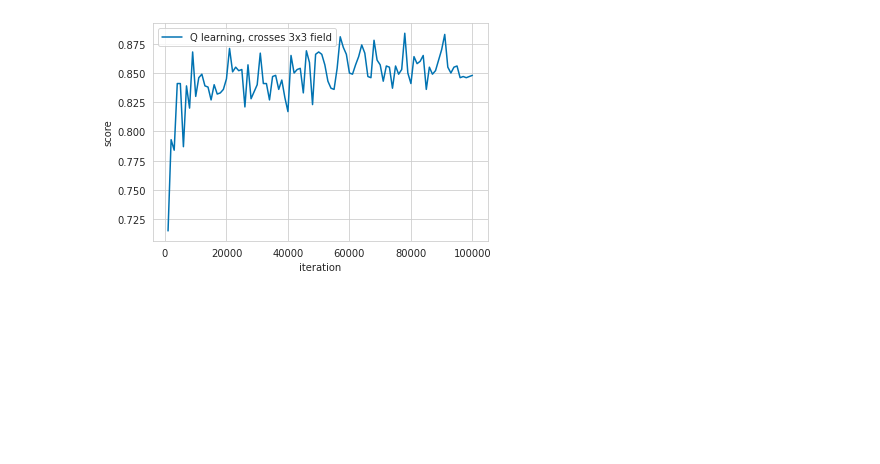
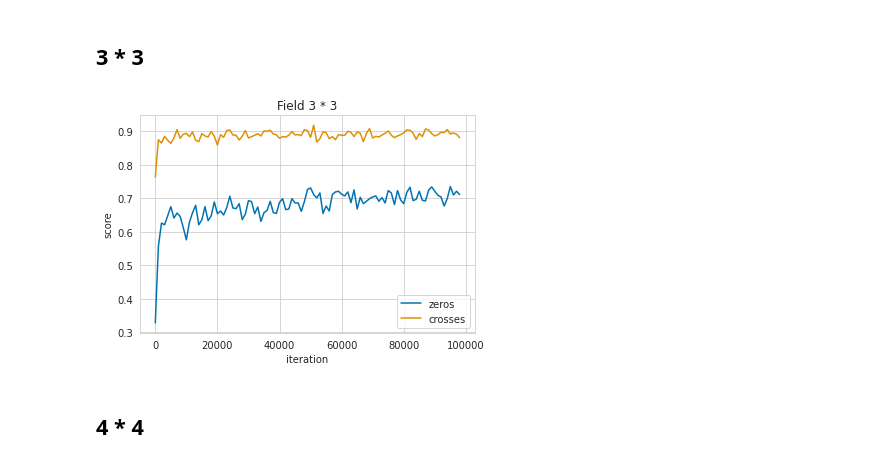
Before and after one commit to KseniaPenyevskaya/advanced_DL_MADE, a Jupyter notebook: hw2_TicTacToe/TicTacToe.ipynb, the cells around one changed output. Saved outputs shown, nothing was run; the diff lists cells and outputs as text; code cells hidden in the pictures; blank space fills up the shorter version.

```diff
--- a/hw2_TicTacToe/TicTacToe.ipynb
+++ b/hw2_TicTacToe/TicTacToe.ipynb
@@ -150,7 +150,9 @@ def available_actions(env):
     size = len(empty_spaces)
     return [env.int_from_action(empty_spaces[i]) for i in range(size)]
 # %%
-def epsilon_greedy(env, Q, epsilon = 0.1):
+def epsilon_greedy(env,
+                   Q,
+                   epsilon = 0.01):
     available_acts = available_actions(env)
     size = len(available_acts)
     state = env.getState()[0]
@@ -194,7 +196,7 @@ def Q_learning_episode(strategy,
 
     while True:
         state = env.getState()[0]
-        q_action, action = strategy(env, Q, *args, **kwargs)
+        q_action, action = strategy(env, Q)
 
 
         _, reward, done = step(env, action, crosses, done)
@@ -219,10 +221,10 @@ def Q_learning_episode(strategy,
             Q[state][q_action] += lr * (reward + gamma * np.max(Q[next_state]) - Q[state][q_action])
 # %%
 def Q_learning(strategy,
-               env = TicTacToe(),
+               env,
                n_games = 100000,
                verbose = True,
-               check_point = 1000,
+               check_point_shift = 1000,
                crosses = 1,
                *args,
                **kwargs):
@@ -231,10 +233,10 @@ def Q_learning(strategy,
     game_rewards_mean = list()
     rewards = list()
 
-    for i in tqdm_notebook(range(n_games)):
+    for i in tqdm_notebook(range(1, n_games)):
         R = Q_learning_episode(strategy, env, Q, crosses = crosses, *args, **kwargs)
         rewards.append(R)
-        if (i % check_point == 0):
+        if (i % check_point_shift == 0):
             if verbose:
                 print("{}/{}".format(i + 1, n_games) + " avg rewards: {}".format(np.mean(rewards)))
             game_rewards_mean.append(np.mean(rewards))
@@ -246,7 +245,19 @@ Q_crosses, rewards_crosses = Q_learning(epsilon_greedy, verbose = False, crosses
+# %% [markdown]
+## 3 * 3
+# %%
+n_games = 100000
+check_point_shift = 1000
+env = TicTacToe(3, 3, 3)
+Q_x, rewards_x = Q_learning(epsilon_greedy, env, n_games = n_games, check_point_shift = 1000, verbose = False, crosses = 1)
+Q_o, rewards_o = Q_learning(epsilon_greedy, env, n_games = n_games, check_point_shift = 1000, verbose = False, crosses = -1)
 # %%
-plt.plot(np.array(list(range(1,101)))*1000, rewards_q_learning_crosses, label = 'Q learning, crosses 3x3 field')
+plt.title("Field 3 * 3")
+plt.plot(np.array(list(range(int(n_games / check_point_shift) - 1)))*check_point_shift, rewards_o, label = 'zeros')
+plt.plot(np.array(list(range(int(n_games / check_point_shift) - 1)))*check_point_shift, rewards_x, label = 'crosses')
 plt.xlabel('iteration')
 plt.ylabel('score')
 plt.legend();
 # %% [output]
-[figure, old version]
+[figure, new version]
+# %% [markdown]
+## 4 * 4
```
Also changed, not shown: parts of 6 cells of this notebook.
